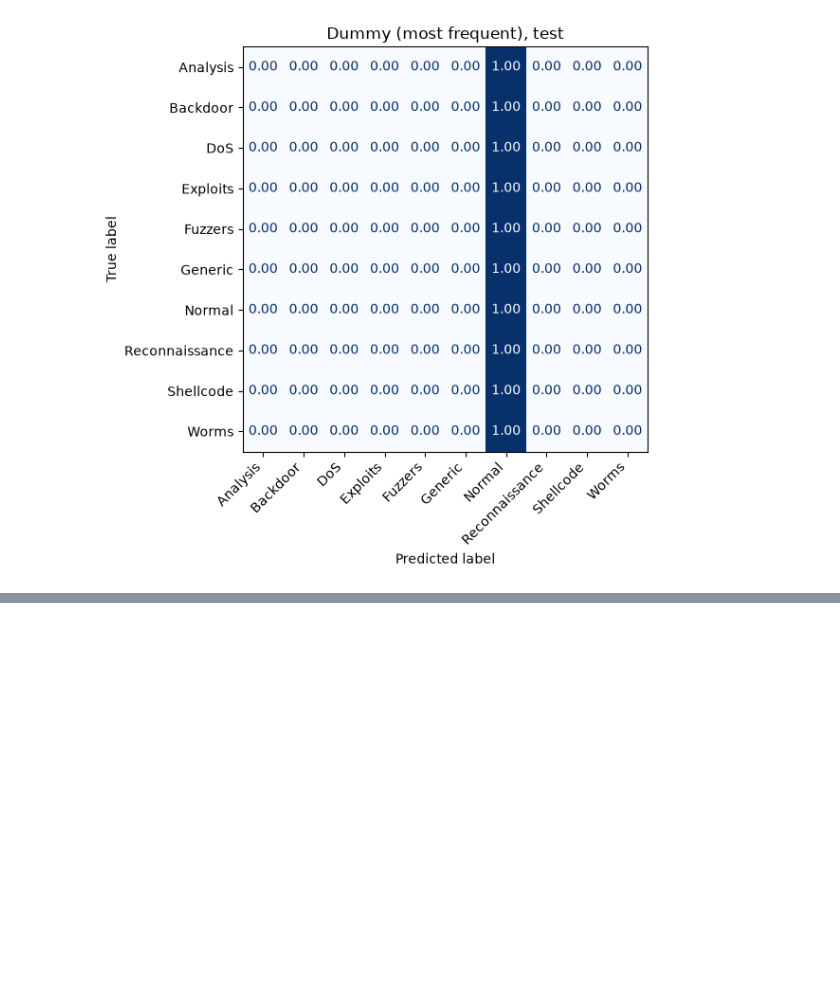
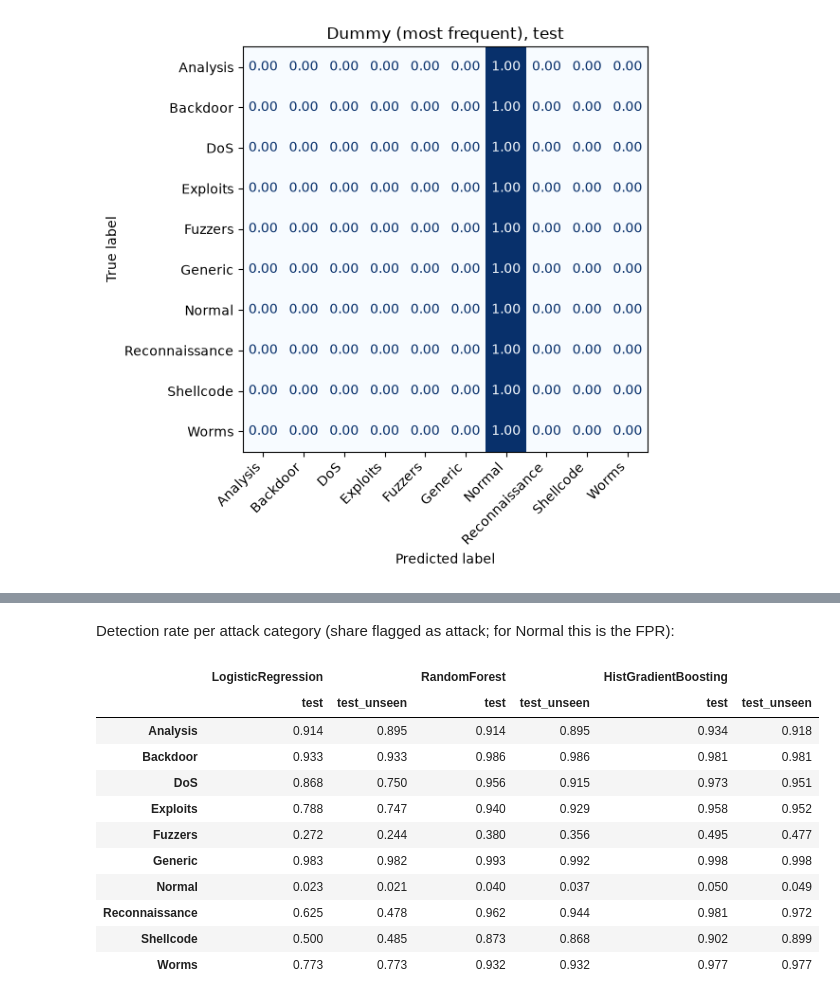
Before and after one commit to ZiGabiZi/Anomaly-detection-in-Network-traffic-using-ML, a Jupyter notebook: notebooks/02_supervised.ipynb, the cells around one changed output, grey strips where cells are left out. Saved outputs shown, nothing was run; the diff lists cells and outputs as text; code cells hidden in the pictures; blank space fills up the shorter version.

```diff
--- a/notebooks/02_supervised.ipynb
+++ b/notebooks/02_supervised.ipynb
@@ -106,0 +322,22 @@ plt.show()
+# %% [markdown]
+Detection rate per attack category (share flagged as attack; for Normal this is the FPR):
+# %%
+by_category = pd.DataFrame({
+    (name, subset): {cat: v["flagged"] for cat, v in b[subset]["by_category"].items()}
+    for name, b in binary.items()
+    for subset in ["test", "test_unseen"]
+})
+by_category.round(3)
+# %% [output]
+|  | LogisticRegression |  | RandomForest |  | HistGradientBoosting |  |
+|  | test | test_unseen | test | test_unseen | test | test_unseen |
+| Analysis | 0.914 | 0.895 | 0.914 | 0.895 | 0.934 | 0.918 |
+| Backdoor | 0.933 | 0.933 | 0.986 | 0.986 | 0.981 | 0.981 |
+| DoS | 0.868 | 0.750 | 0.956 | 0.915 | 0.973 | 0.951 |
+| Exploits | 0.788 | 0.747 | 0.940 | 0.929 | 0.958 | 0.952 |
+| Fuzzers | 0.272 | 0.244 | 0.380 | 0.356 | 0.495 | 0.477 |
+| Generic | 0.983 | 0.982 | 0.993 | 0.992 | 0.998 | 0.998 |
+| Normal | 0.023 | 0.021 | 0.040 | 0.037 | 0.050 | 0.049 |
+| Reconnaissance | 0.625 | 0.478 | 0.962 | 0.944 | 0.981 | 0.972 |
+| Shellcode | 0.500 | 0.485 | 0.873 | 0.868 | 0.902 | 0.899 |
+| Worms | 0.773 | 0.773 | 0.932 | 0.932 | 0.977 | 0.977 |
```
Also changed, not shown: parts of 28 cells of this notebook, 8 other files.
